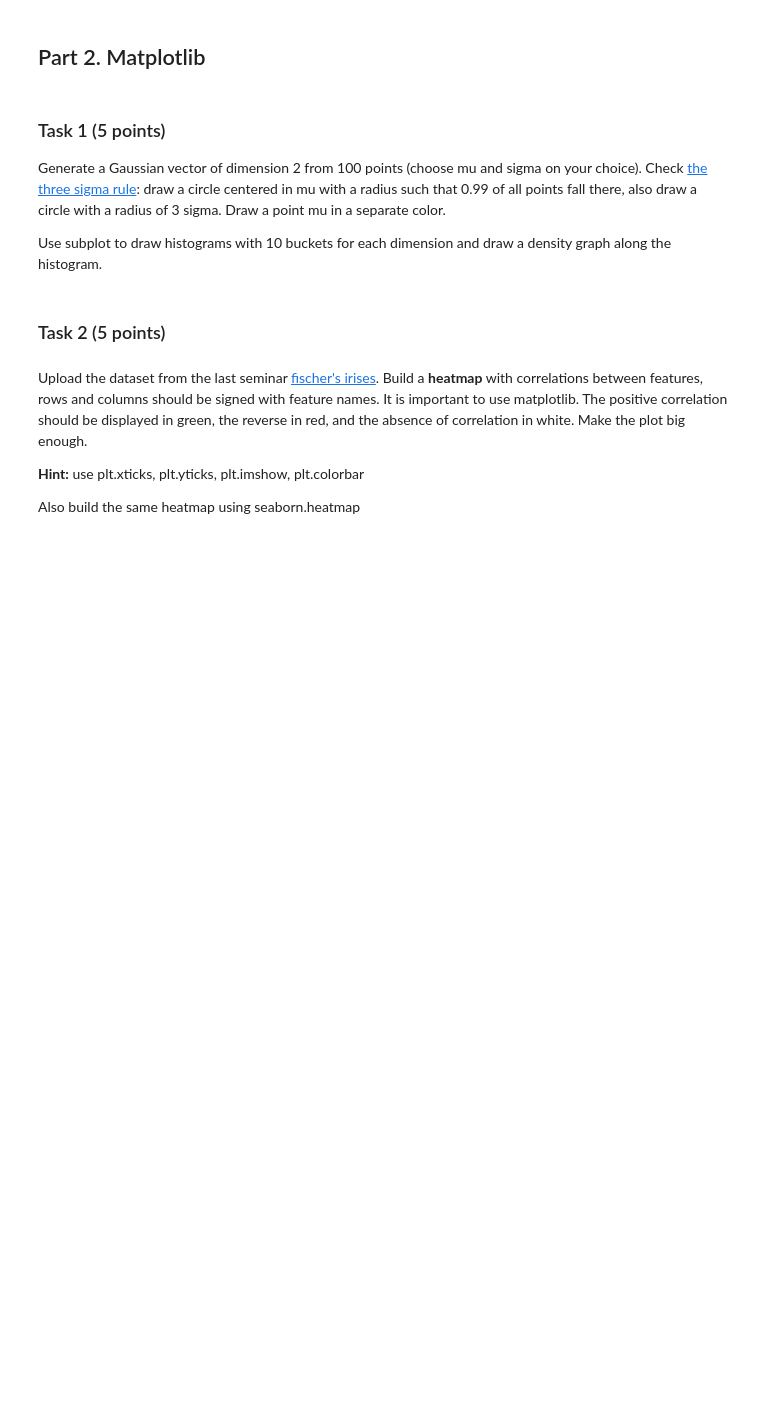
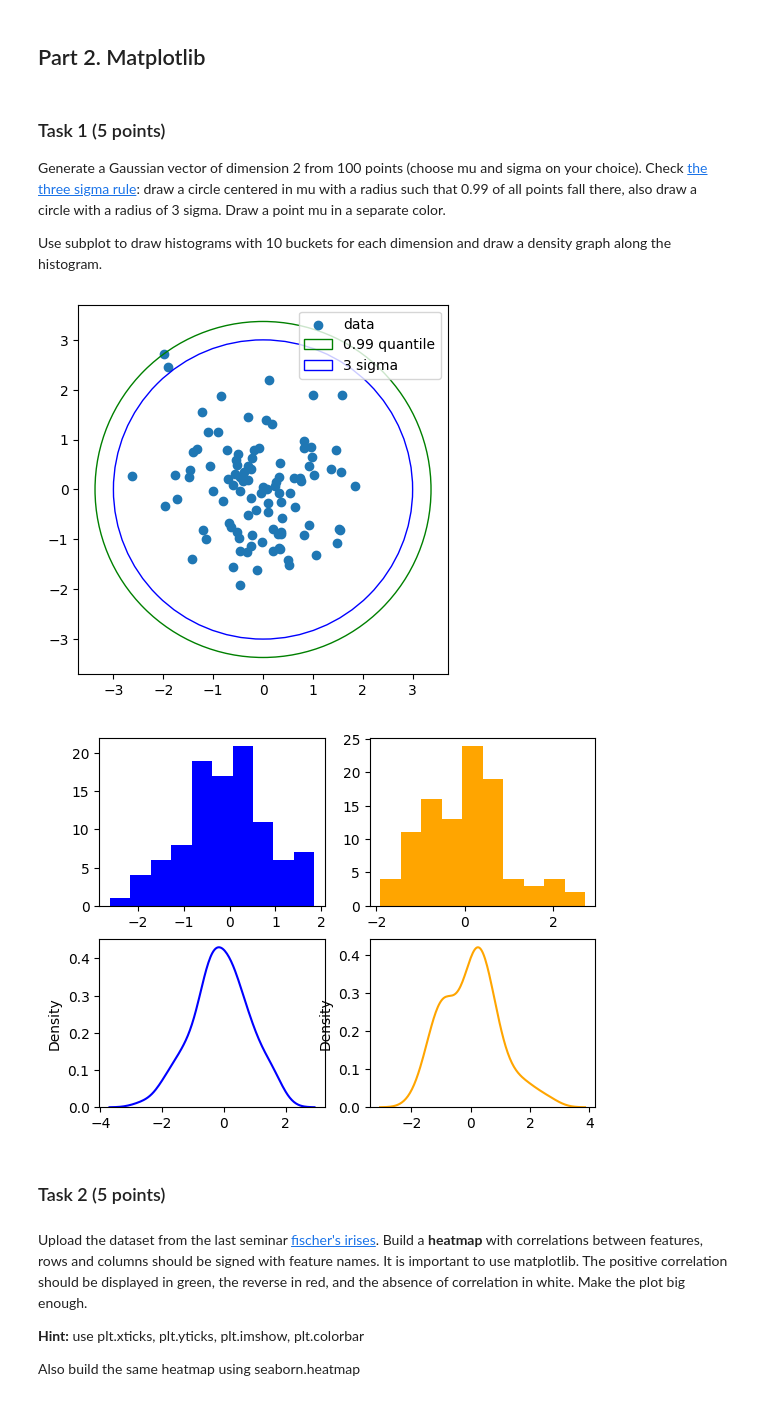
Before and after one commit to Chelovek2002/ml-hse-nes, a Jupyter notebook: 2022/homeworks/homework_1.ipynb, the cells around one changed output. Saved outputs shown, nothing was run; the diff lists cells and outputs as text; code cells hidden in the pictures; blank space fills up the shorter version.

```diff
--- a/2022/homeworks/homework_1.ipynb
+++ b/2022/homeworks/homework_1.ipynb
@@ -150,6 +174,41 @@ Generate a Gaussian vector of dimension 2 from 100 points (choose mu and sigma o
 Use subplot to draw histograms with 10 buckets for each dimension and draw a density graph along the histogram.
 # %%
 # Your code goes here
+from matplotlib import gridspec
+mu, sigma = 0, 1
+np.random.seed(42)
+X = np.random.normal(loc=mu, scale=sigma, size=(2,100))
+
+dists = np.sqrt((X[0,:]-mu)**2+(X[1,:]-mu)**2)
+radius_X = 		np.quantile(dists, q=1)
+radius_sigma = 	3*sigma
+
+circle_X = 		plt.Circle(xy=(mu,mu), radius=radius_X, 	color='green', 	fill=None)
+circle_sigma = 	plt.Circle(xy=(mu,mu), radius=radius_sigma, color='blue',	fill=None)
+
+fig, ax = plt.subplots()
+
+ax.scatter(X[0,:], X[1,:])
+ax.add_patch(circle_X)
+ax.add_patch(circle_sigma)
+
+limits = (-radius_sigma*1.3, radius_sigma*1.3)
+ax.axis('scaled')
+ax.legend(['data', '0.99 quantile', '3 sigma'])
+
+plt.show()
+
+fig, axs = plt.subplots(2,2)
+axs[0,0].hist(X[0,:], bins=10, color='blue')
+axs[0,1].hist(X[1,:], bins=10, color='orange')
+from seaborn import kdeplot
+kdeplot(X[0,:], ax=axs[1,0], color='blue')
+kdeplot(X[1,:], ax=axs[1,1], color='orange')
+
+plt.show()
+# %% [output]
+[figure, added]
+[figure, added]
 # %% [markdown]
 ### Task 2 (5 points)
 # %% [markdown]
```
Also changed, not shown: parts of 19 cells of this notebook, 1 other file.
